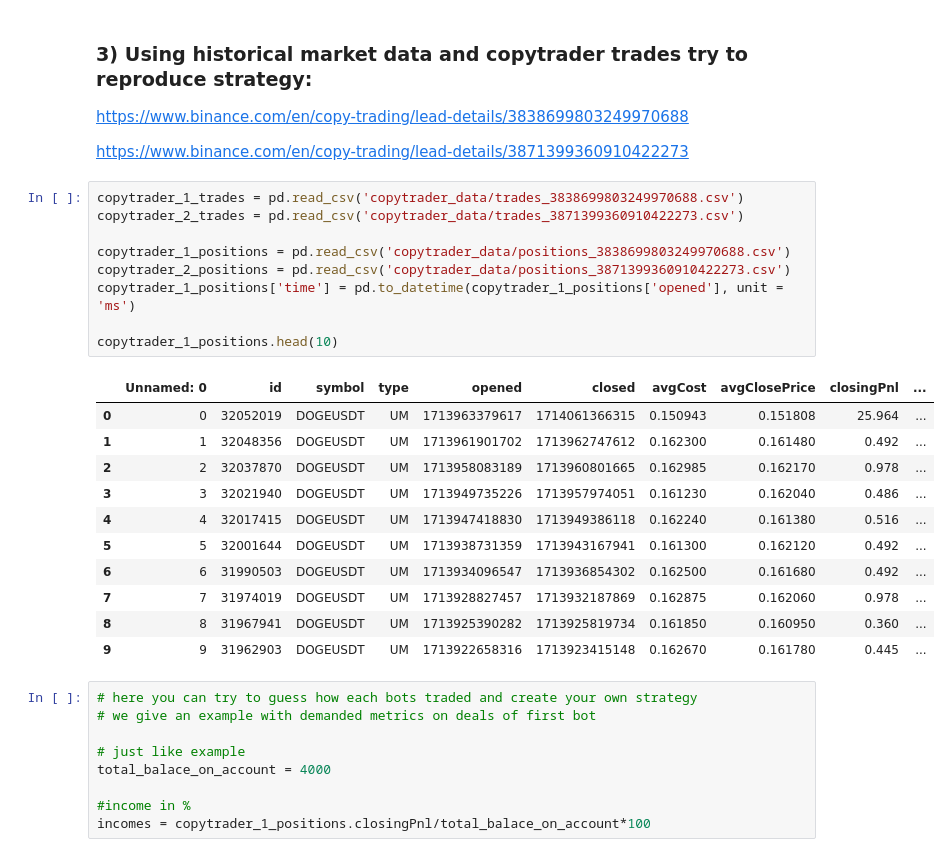
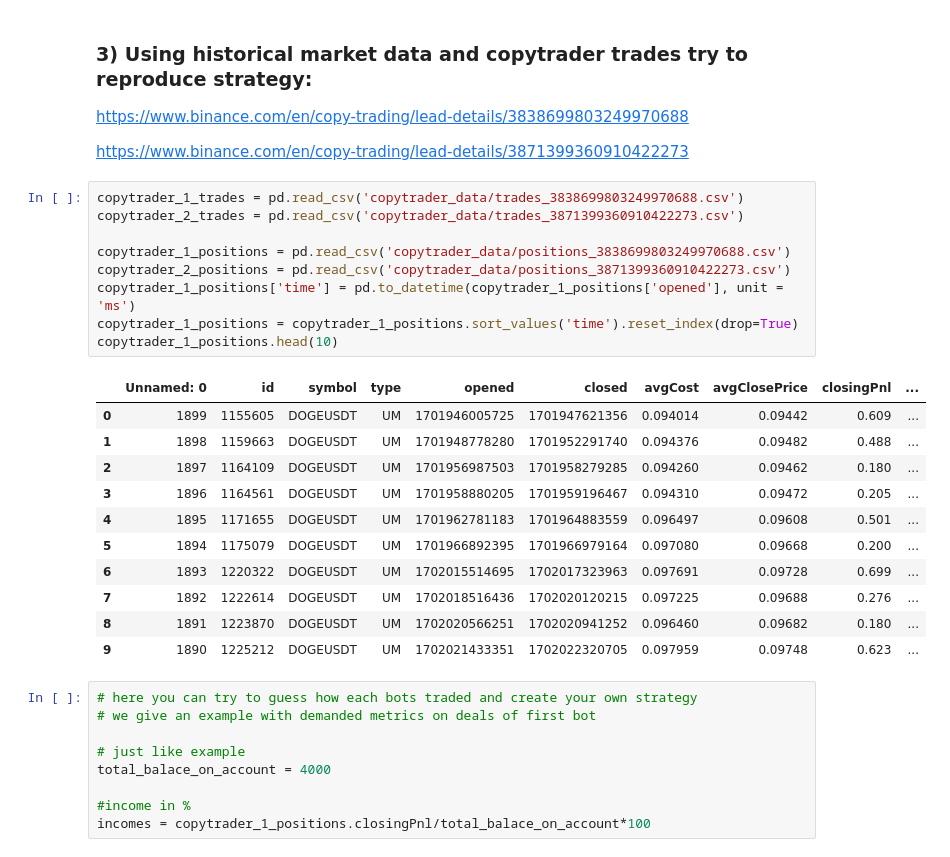
Before and after one commit to smartarbitrage/test_task_2024, a Jupyter notebook: task.ipynb, the cells around one changed output. Drawn from its saved outputs; the diff is of its cells as text.

```diff
--- a/task.ipynb
+++ b/task.ipynb
@@ -39,24 +39,24 @@ https://www.binance.com/en/copy-trading/lead-details/3871399360910422273
 # %%
 copytrader_1_trades = pd.read_csv('copytrader_data/trades_3838699803249970688.csv')
 copytrader_2_trades = pd.read_csv('copytrader_data/trades_3871399360910422273.csv')
 
 copytrader_1_positions = pd.read_csv('copytrader_data/positions_3838699803249970688.csv')
 copytrader_2_positions = pd.read_csv('copytrader_data/positions_3871399360910422273.csv')
 copytrader_1_positions['time'] = pd.to_datetime(copytrader_1_positions['opened'], unit = 'ms')
-
+copytrader_1_positions = copytrader_1_positions.sort_values('time').reset_index(drop=True)
 copytrader_1_positions.head(10)
 # %% [output]
 |  | Unnamed: 0 | id | symbol | type | opened | closed | avgCost | avgClosePrice | closingPnl | ... |
-| 0 | 0 | 32052019 | DOGEUSDT | UM | 1713963379617 | 1714061366315 | 0.150943 | 0.151808 | 25.964 | ... |
-| 1 | 1 | 32048356 | DOGEUSDT | UM | 1713961901702 | 1713962747612 | 0.162300 | 0.161480 | 0.492 | ... |
-| 2 | 2 | 32037870 | DOGEUSDT | UM | 1713958083189 | 1713960801665 | 0.162985 | 0.162170 | 0.978 | ... |
-| 3 | 3 | 32021940 | DOGEUSDT | UM | 1713949735226 | 1713957974051 | 0.161230 | 0.162040 | 0.486 | ... |
-| 4 | 4 | 32017415 | DOGEUSDT | UM | 1713947418830 | 1713949386118 | 0.162240 | 0.161380 | 0.516 | ... |
-| 5 | 5 | 32001644 | DOGEUSDT | UM | 1713938731359 | 1713943167941 | 0.161300 | 0.162120 | 0.492 | ... |
-| 6 | 6 | 31990503 | DOGEUSDT | UM | 1713934096547 | 1713936854302 | 0.162500 | 0.161680 | 0.492 | ... |
-| 7 | 7 | 31974019 | DOGEUSDT | UM | 1713928827457 | 1713932187869 | 0.162875 | 0.162060 | 0.978 | ... |
-| 8 | 8 | 31967941 | DOGEUSDT | UM | 1713925390282 | 1713925819734 | 0.161850 | 0.160950 | 0.360 | ... |
-| 9 | 9 | 31962903 | DOGEUSDT | UM | 1713922658316 | 1713923415148 | 0.162670 | 0.161780 | 0.445 | ... |
+| 0 | 1899 | 1155605 | DOGEUSDT | UM | 1701946005725 | 1701947621356 | 0.094014 | 0.09442 | 0.609 | ... |
+| 1 | 1898 | 1159663 | DOGEUSDT | UM | 1701948778280 | 1701952291740 | 0.094376 | 0.09482 | 0.488 | ... |
+| 2 | 1897 | 1164109 | DOGEUSDT | UM | 1701956987503 | 1701958279285 | 0.094260 | 0.09462 | 0.180 | ... |
+| 3 | 1896 | 1164561 | DOGEUSDT | UM | 1701958880205 | 1701959196467 | 0.094310 | 0.09472 | 0.205 | ... |
+| 4 | 1895 | 1171655 | DOGEUSDT | UM | 1701962781183 | 1701964883559 | 0.096497 | 0.09608 | 0.501 | ... |
+| 5 | 1894 | 1175079 | DOGEUSDT | UM | 1701966892395 | 1701966979164 | 0.097080 | 0.09668 | 0.200 | ... |
+| 6 | 1893 | 1220322 | DOGEUSDT | UM | 1702015514695 | 1702017323963 | 0.097691 | 0.09728 | 0.699 | ... |
+| 7 | 1892 | 1222614 | DOGEUSDT | UM | 1702018516436 | 1702020120215 | 0.097225 | 0.09688 | 0.276 | ... |
+| 8 | 1891 | 1223870 | DOGEUSDT | UM | 1702020566251 | 1702020941252 | 0.096460 | 0.09682 | 0.180 | ... |
+| 9 | 1890 | 1225212 | DOGEUSDT | UM | 1702021433351 | 1702022320705 | 0.097959 | 0.09748 | 0.623 | ... |
 # %%
 # here you can try to guess how each bots traded and create your own strategy
 # we give an example with demanded metrics on deals of first bot
```
Also changed, not shown: parts of 2 cells of this notebook.
